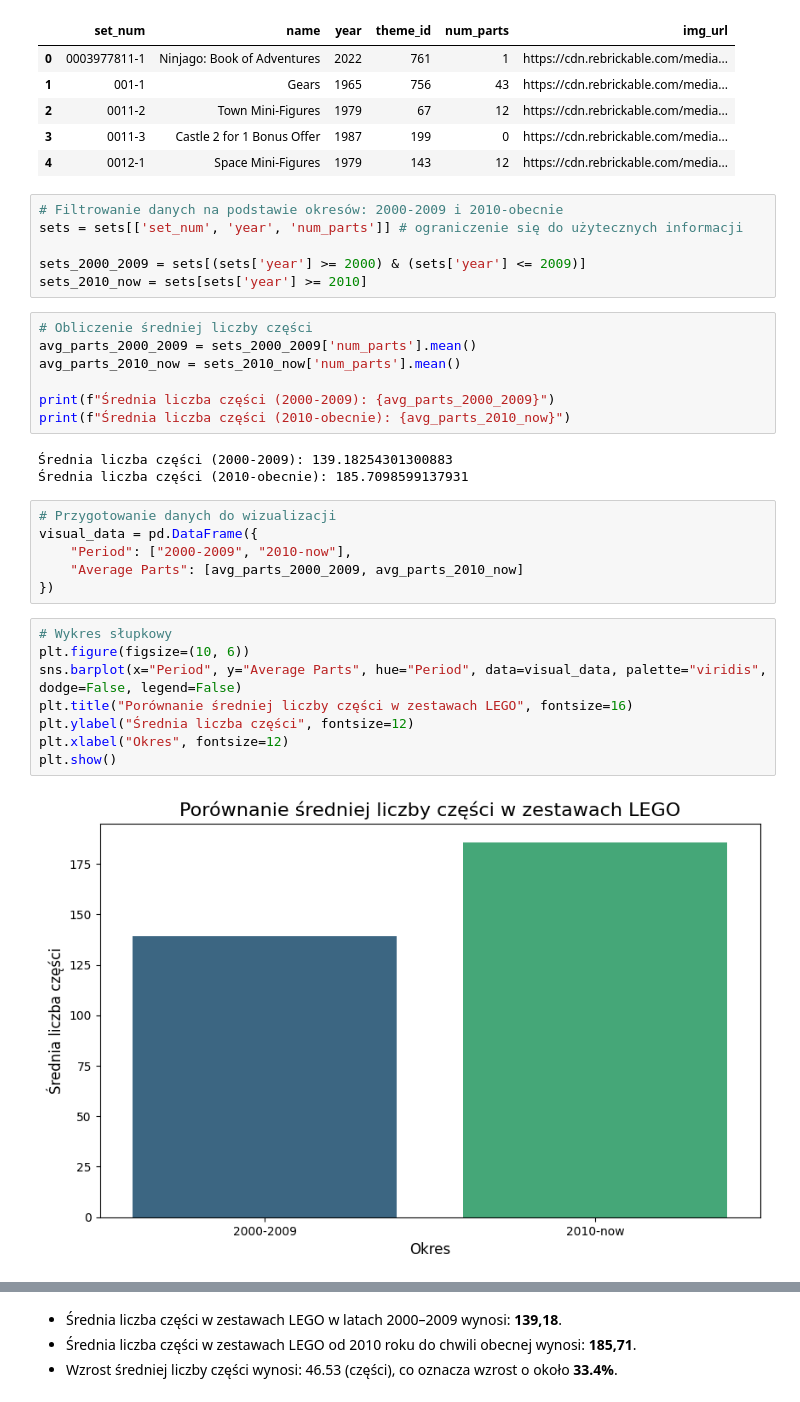
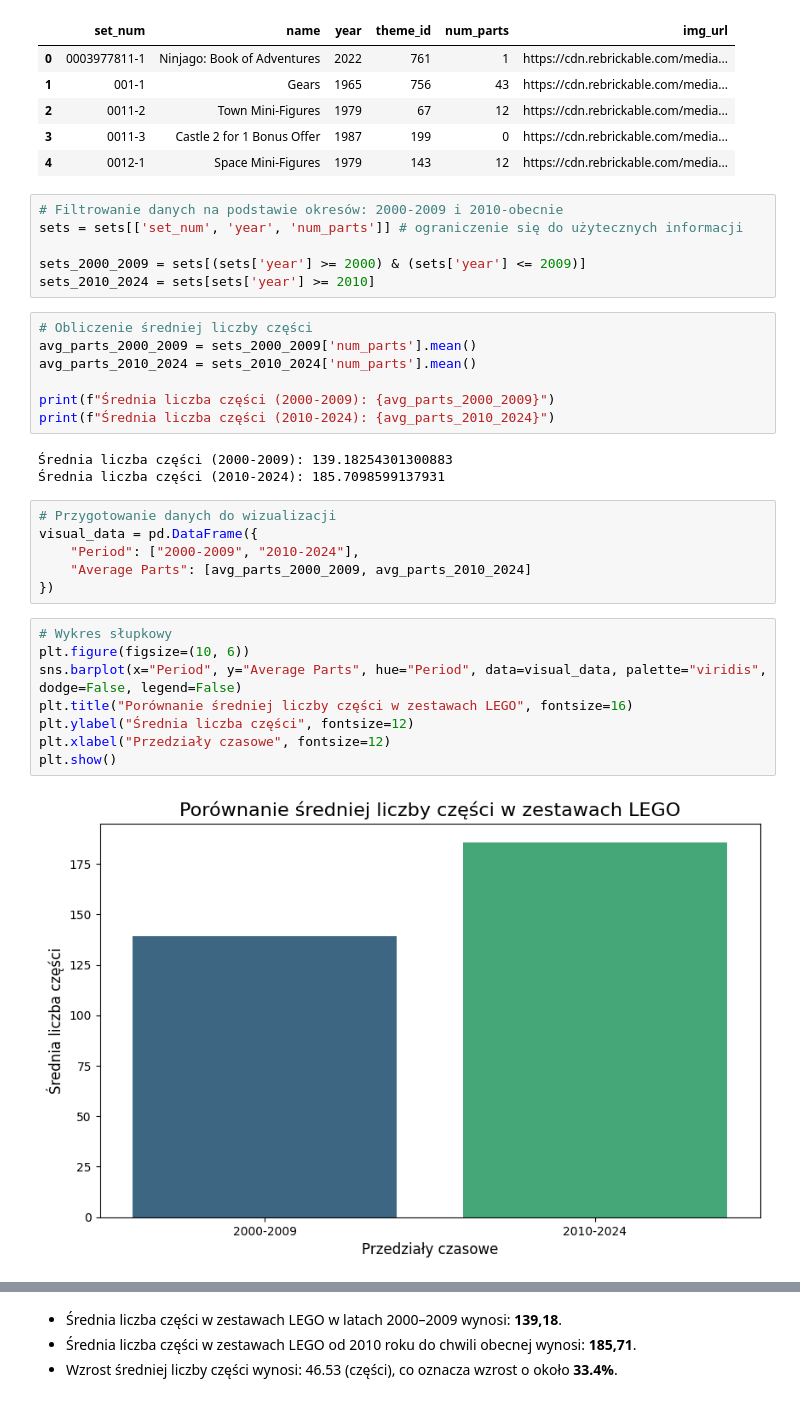
Before and after one commit to adlisow/klocki_test, a Jupyter notebook: Lego.ipynb, the cells around one changed output, grey strips where cells are left out. Drawn from its saved outputs; the diff is of its cells as text.

```diff
--- a/Lego.ipynb
+++ b/Lego.ipynb
@@ -509,30 +509,30 @@ sets.head()
 sets = sets[['set_num', 'year', 'num_parts']] # ograniczenie się do użytecznych informacji
 
 sets_2000_2009 = sets[(sets['year'] >= 2000) & (sets['year'] <= 2009)]
-sets_2010_now = sets[sets['year'] >= 2010]
+sets_2010_2024 = sets[sets['year'] >= 2010]
 # %%
 # Obliczenie średniej liczby części
 avg_parts_2000_2009 = sets_2000_2009['num_parts'].mean()
-avg_parts_2010_now = sets_2010_now['num_parts'].mean()
+avg_parts_2010_2024 = sets_2010_2024['num_parts'].mean()
 
 print(f"Średnia liczba części (2000-2009): {avg_parts_2000_2009}")
-print(f"Średnia liczba części (2010-obecnie): {avg_parts_2010_now}")
+print(f"Średnia liczba części (2010-2024): {avg_parts_2010_2024}")
 # %% [output]
 Średnia liczba części (2000-2009): 139.18254301300883
-Średnia liczba części (2010-obecnie): 185.7098599137931
+Średnia liczba części (2010-2024): 185.7098599137931
 # %%
 # Przygotowanie danych do wizualizacji
 visual_data = pd.DataFrame({
-    "Period": ["2000-2009", "2010-now"],
-    "Average Parts": [avg_parts_2000_2009, avg_parts_2010_now]
+    "Period": ["2000-2009", "2010-2024"],
+    "Average Parts": [avg_parts_2000_2009, avg_parts_2010_2024]
 })
 # %%
 # Wykres słupkowy
 plt.figure(figsize=(10, 6))
 sns.barplot(x="Period", y="Average Parts", hue="Period", data=visual_data, palette="viridis", dodge=False, legend=False)
 plt.title("Porównanie średniej liczby części w zestawach LEGO", fontsize=16)
 plt.ylabel("Średnia liczba części", fontsize=12)
-plt.xlabel("Okres", fontsize=12)
+plt.xlabel("Przedziały czasowe", fontsize=12)
 plt.show()
 # %% [output]
-[figure, old version]
+[figure, new version]
```
Also changed, not shown: parts of 4 cells of this notebook.
